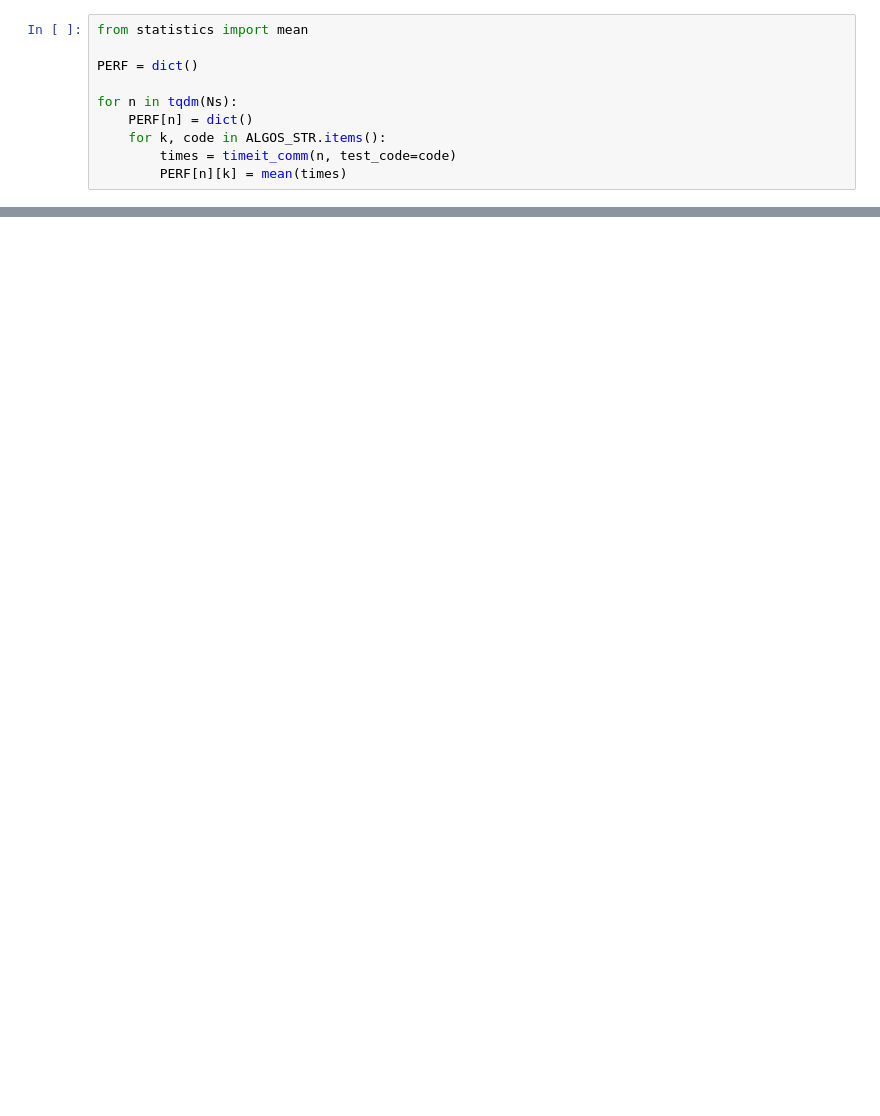
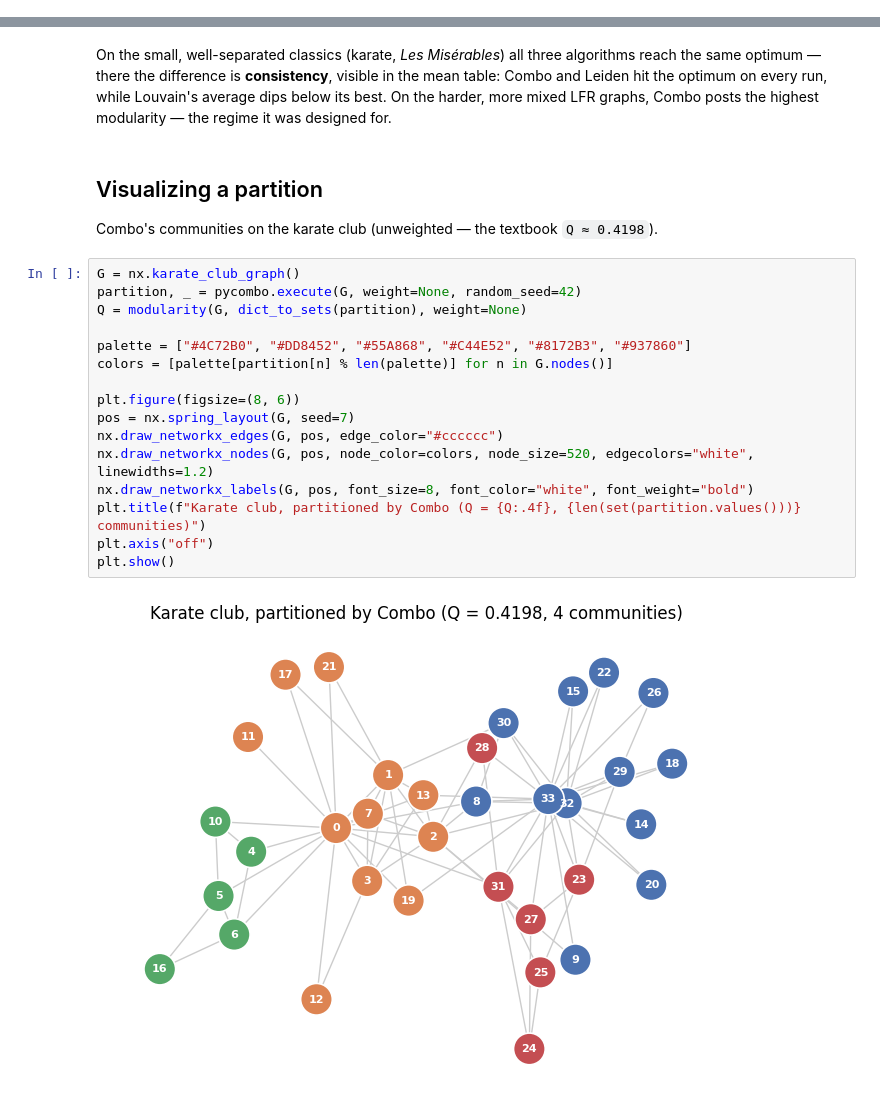
Before and after one commit to Casyfill/pyCombo, a Jupyter notebook: example/benchmark.ipynb, the cells around one changed output, grey strips where cells are left out. Saved outputs shown, nothing was run; the diff lists cells and outputs as text; blank space fills up the shorter version.

```diff
--- a/example/benchmark.ipynb
+++ b/example/benchmark.ipynb
@@ -148,10 +0,0 @@ def timeit_comm(n:int, test_code:str)->List[int]:
-# %%
-from statistics import mean
-
-PERF = dict()
-
-for n in tqdm(Ns):
-    PERF[n] = dict()
-    for k, code in ALGOS_STR.items():
-        times = timeit_comm(n, test_code=code)
-        PERF[n][k] = mean(times)
@@ -161,0 +142,24 @@ pd.DataFrame(PERF).T.iloc[:10, :].plot(title='Computation Speed Comparison',figs
+# %% [markdown]
+On the small, well-separated classics (karate, *Les Misérables*) all three algorithms reach the same optimum — there the difference is **consistency**, visible in the mean table: Combo and Leiden hit the optimum on every run, while Louvain's average dips below its best. On the harder, more mixed LFR graphs, Combo posts the highest modularity — the regime it was designed for.
+# %% [markdown]
+## Visualizing a partition
+
+Combo's communities on the karate club (unweighted — the textbook `Q ≈ 0.4198`).
+# %%
+G = nx.karate_club_graph()
+partition, _ = pycombo.execute(G, weight=None, random_seed=42)
+Q = modularity(G, dict_to_sets(partition), weight=None)
+
+palette = ["#4C72B0", "#DD8452", "#55A868", "#C44E52", "#8172B3", "#937860"]
+colors = [palette[partition[n] % len(palette)] for n in G.nodes()]
+
+plt.figure(figsize=(8, 6))
+pos = nx.spring_layout(G, seed=7)
+nx.draw_networkx_edges(G, pos, edge_color="#cccccc")
+nx.draw_networkx_nodes(G, pos, node_color=colors, node_size=520, edgecolors="white", linewidths=1.2)
+nx.draw_networkx_labels(G, pos, font_size=8, font_color="white", font_weight="bold")
+plt.title(f"Karate club, partitioned by Combo (Q = {Q:.4f}, {len(set(partition.values()))} communities)")
+plt.axis("off")
+plt.show()
+# %% [output]
+[figure, added]
```
Also changed, not shown: parts of 40 cells of this notebook.
